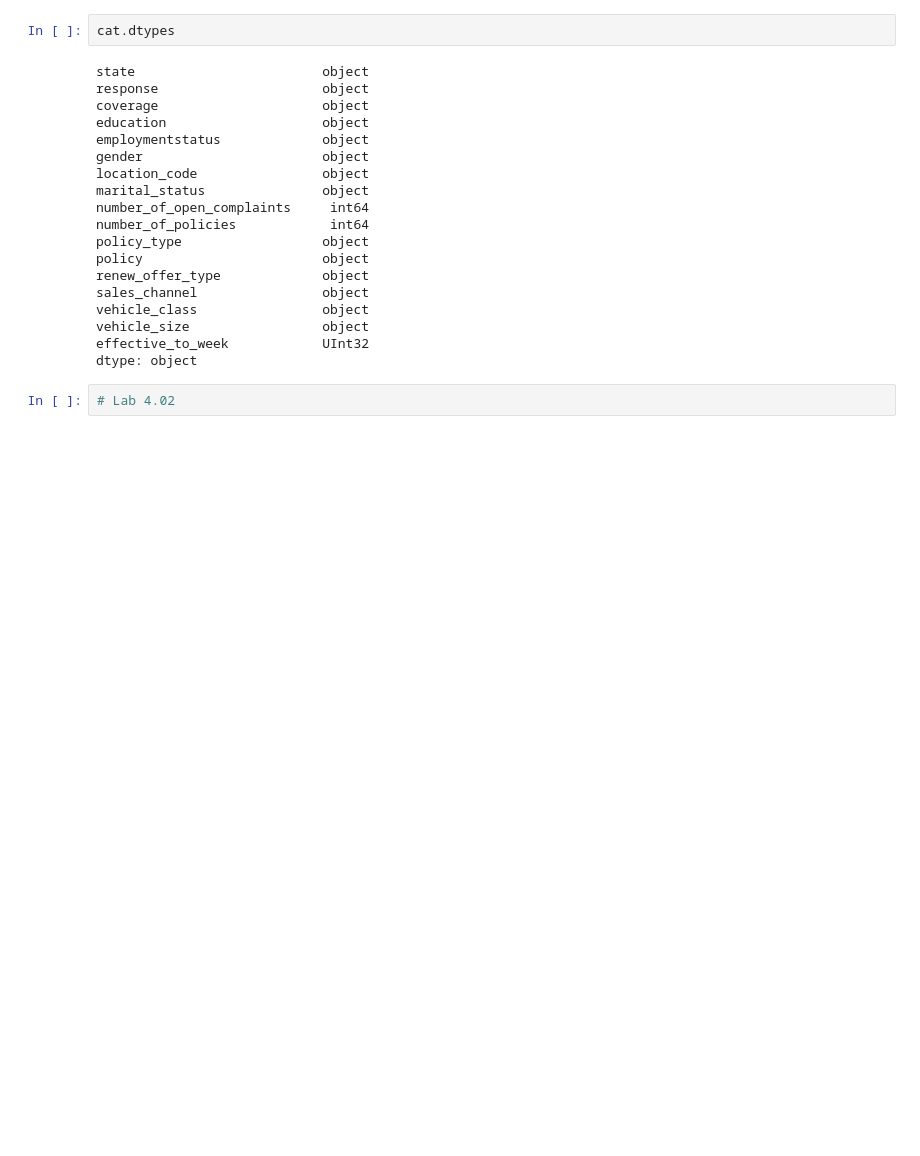
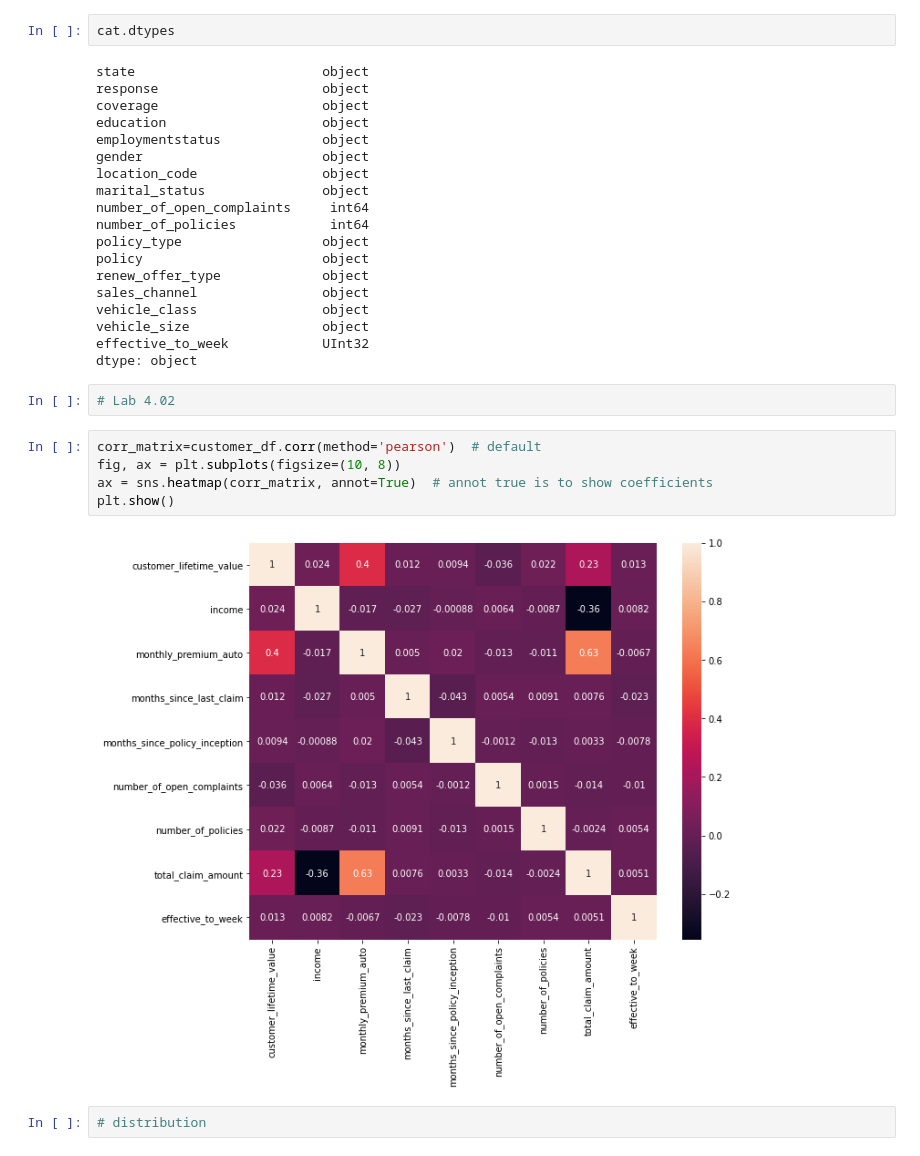
Before and after one commit to ershovadina/ironhack_week4_marketing_customer_value_analysis, a Jupyter notebook: lab_4.01+4.02.ipynb, the cells around one changed output. Cells and saved outputs as stored; diff of their text form; blank space fills up the shorter version.

```diff
--- a/lab_4.01+4.02.ipynb
+++ b/lab_4.01+4.02.ipynb
@@ -222,3 +231,12 @@ effective_to_week            UInt32
 dtype: object
 # %%
 # Lab 4.02
+# %%
+corr_matrix=customer_df.corr(method='pearson')  # default
+fig, ax = plt.subplots(figsize=(10, 8))
+ax = sns.heatmap(corr_matrix, annot=True)  # annot true is to show coefficients
+plt.show()
+# %% [output]
+[figure, added]
+# %%
+# distribution
```
Also changed, not shown: parts of 17 cells of this notebook, 1 other file.
